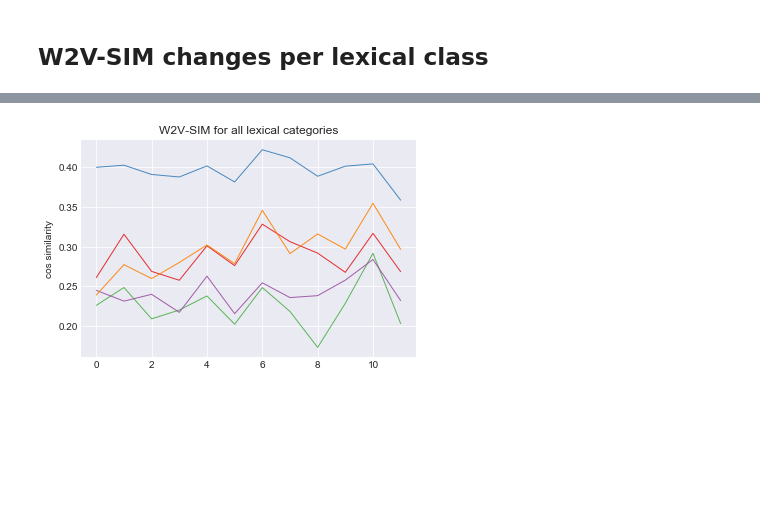
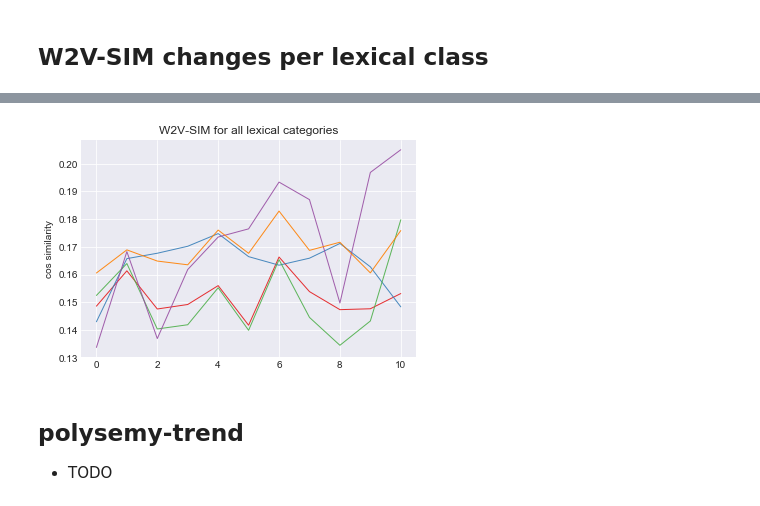
Before and after one commit to afourtassi/change, a Jupyter notebook: 2-plot_change_by_category.ipynb, the cells around one changed output, grey strips where cells are left out. Drawn from its saved outputs; the diff is of its cells as text; code cells hidden in the pictures; blank space fills up the shorter version.

```diff
--- a/2-plot_change_by_category.ipynb
+++ b/2-plot_change_by_category.ipynb
@@ -574,10 +531,11 @@ def get_w2v_sim(df, group_name):
     for group_name, group_df in df.groupby([group_name]):
         gold_changes = []
         for word in group_df.definition.values:
-            gold_sims = plot_word_change_over_time(word, 50)
+            gold_sims = plot_word_change_over_time(word, 20)
             if gold_sims:
                 gold_changes.append(gold_sims)
-                print(gold_sims)
+            else:
+                gold_changes.append([0]*len(years))
         gold_change_per_category[group_name] = np.array(gold_changes)
     return gold_change_per_category
 # %% [markdown]
@@ -602,11 +545,12 @@ import matplotlib.pyplot as plt
 plt.style.use('seaborn-darkgrid')
 palette = plt.get_cmap('Set1')
 
+gold_change_per_category = get_w2v_sim(df, 'category')
+
 for idx, action_word in enumerate(gold_change_per_category):
     sims = gold_change_per_category[action_word].mean(0)
-#     plt.plot(action_words)
     plt.plot(sims, marker='', color=palette(idx), linewidth=1, alpha=0.9, label=action_word)
     plt.ylabel('cos similarity')
-    plt.title("Sim w/ Google Word2Vec")
+    plt.title("Google-W2V vs. {} in category".format(action_word))
     plt.show()
 # %% [output]
@@ -626,30 +600,16 @@ for idx, action_word in enumerate(gold_change_per_category):
 # %% [markdown]
 ## W2V-SIM changes per lexical class
-# %%
-df = pd.read_csv("childes_data/data_cdi.csv")
-df['definition'] = df['definition'].apply(lambda x: '_'.join(x.split()))
-
-from collections import defaultdict
-gold_change_per_category2 = defaultdict(list)
-for group_name, group_df in df.groupby(['lexical_class']):
-    gold_changes = []
-    for word in group_df.definition.values:
-        gold_sims = plot_word_change_over_time(word, 50)
-        if gold_sims:
-            gold_changes.append(gold_sims)
-            print(gold_sims)
-    gold_change_per_category2[group_name] = np.array(gold_changes)
-print(gold_change_per_category2)
 # %%
 import matplotlib.pyplot as plt
 plt.style.use('seaborn-darkgrid')
 palette = plt.get_cmap('Set1')
 
-for idx, action_word in enumerate(gold_change_per_category2):
-    sims = gold_change_per_category2[action_word].mean(0)
-#     plt.plot(action_words)
+gold_change_per_lexical = get_w2v_sim(df, 'lexical_class')
+
+for idx, action_word in enumerate(gold_change_per_lexical):
+    sims = gold_change_per_lexical[action_word].mean(0)
     plt.plot(sims, marker='', color=palette(idx), linewidth=1, alpha=0.9, label=action_word)
     plt.ylabel('cos similarity')
-    plt.title("W2V-SIM on {}".format(action_word))
+    plt.title("Google-W2V vs. {} in lexical_class".format(action_word))
     plt.show()
 # %% [output]
@@ -661,10 +621,14 @@ for idx, action_word in enumerate(gold_change_per_category2):
 # %%
-for idx, action_word in enumerate(gold_change_per_category2):
-    sims = gold_change_per_category2[action_word].mean(0)
-#     plt.plot(action_words)
+gold_change_per_lexical = get_w2v_sim(df, 'lexical_class')
+
+for idx, action_word in enumerate(gold_change_per_lexical):
+    sims = gold_change_per_lexical[action_word].mean(0)
     plt.plot(sims, marker='', color=palette(idx), linewidth=1, alpha=0.9, label=action_word)
 plt.ylabel('cos similarity')
 plt.title("W2V-SIM for all lexical categories")
 plt.show()
 # %% [output]
-[figure, old version]
+[figure, new version]
+# %% [markdown]
+## polysemy-trend
+- TODO
```
Also changed, not shown: parts of 70 cells of this notebook.
